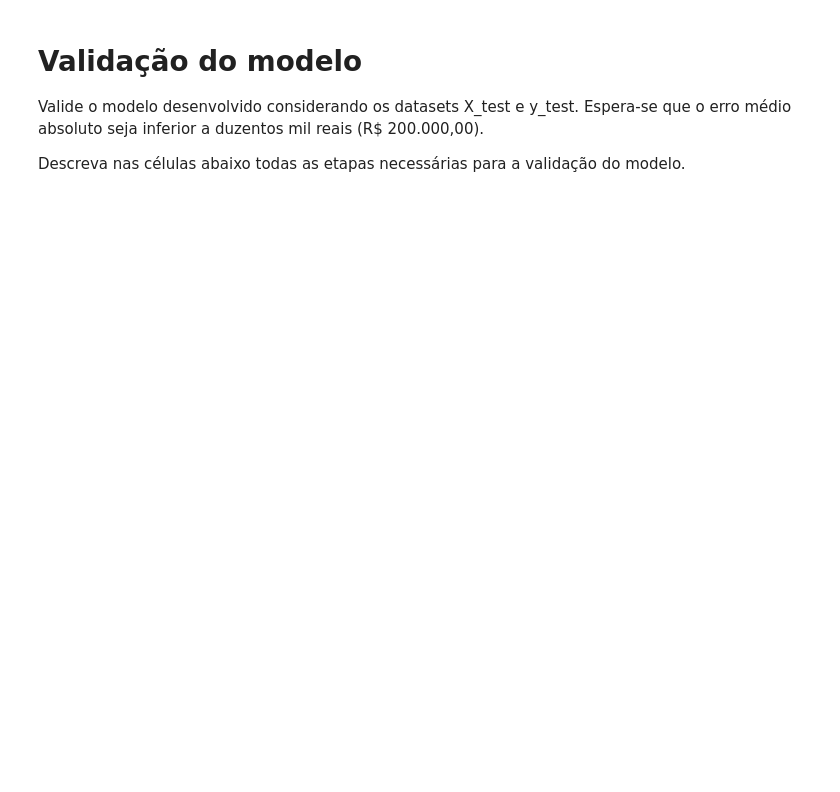
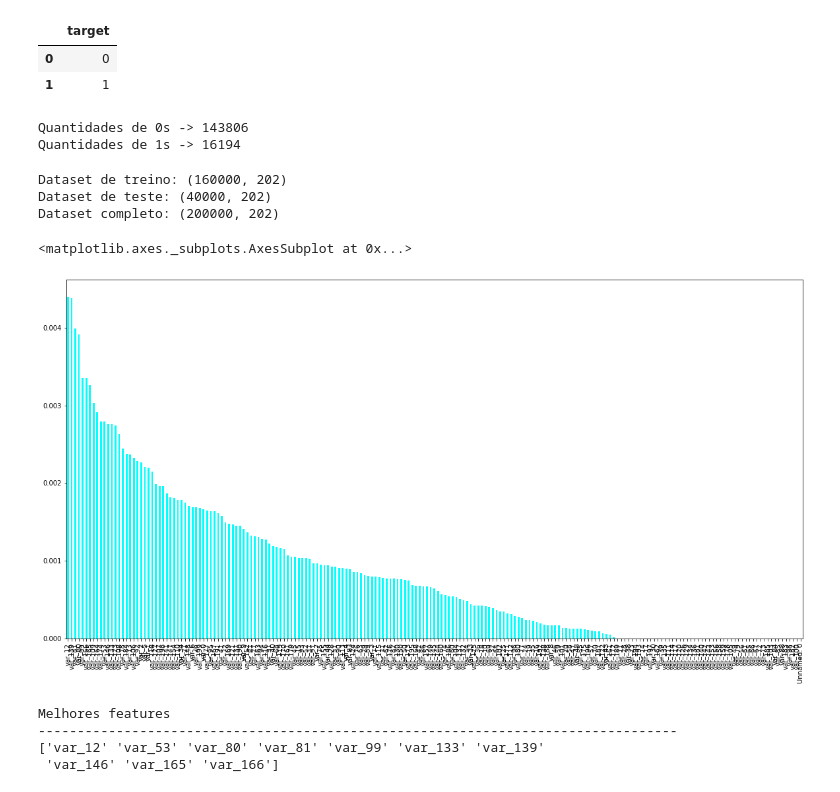
Before and after one commit to hentai-lab/Machine-Learning, a Jupyter notebook: notebooks/Atividades/projeto_02.ipynb, the cells around one changed output. Saved outputs shown, nothing was run; the diff lists cells and outputs as text; code cells hidden in the pictures; blank space fills up the shorter version.

```diff
--- a/notebooks/Atividades/projeto_02.ipynb
+++ b/notebooks/Atividades/projeto_02.ipynb
@@ -144,6 +0,0 @@ from sklearn.linear_model import LinearRegression
-# %% [markdown]
-# Validação do modelo
-
-Valide o modelo desenvolvido considerando os datasets X_test e y_test. Espera-se que o erro médio absoluto seja inferior a duzentos mil reais (R$ 200.000,00).
-
-Descreva nas células abaixo todas as etapas necessárias para a validação do modelo.
@@ -151,0 +77,41 @@ Descreva nas células abaixo todas as etapas necessárias para a validação do
+# %%
+url_X_train = 'https://media.githubusercontent.com/media/fbarth/ml-espm/master/data/transacoes_financeiras_x_treinamento.csv'
+url_y_train = 'https://media.githubusercontent.com/media/fbarth/ml-espm/master/data/transacoes_financeiras_y_treinamento.csv'
+url_X_test = 'https://media.githubusercontent.com/media/fbarth/ml-espm/master/data/transacoes_financeiras_x_teste.csv'
+
+s_X_train = requests.get(url_X_train).content
+s_y_train = requests.get(url_y_train).content
+s_X_test = requests.get(url_X_test).content
+
+X_train = pandas.DataFrame(pandas.read_csv(io.StringIO(s_X_train.decode('utf-8')), sep=","))
+y_train = pandas.DataFrame(pandas.read_csv(io.StringIO(s_y_train.decode('utf-8')), sep=","))
+X_test = pandas.DataFrame(pandas.read_csv(io.StringIO(s_X_test.decode('utf-8')), sep=","))
+# %%
+y_just_train = y_train.drop(['Unnamed: 0'], axis=1)
+pandas.DataFrame([y_just_train[y_just_train.target == 0].values[0][0], y_just_train[y_just_train.target == 1].values[0][0]], columns=['target'])
+# %% [output]
+|  | target |
+| 0 | 0 |
+| 1 | 1 |
+# %%
+qtd0_train, qtd1_train = y_train['target'].value_counts()
+print('Quantidades de 0s -> %s\nQuantidades de 1s -> %s' % (qtd0_train, qtd1_train))
+# %% [output]
+Quantidades de 0s -> 143806
+Quantidades de 1s -> 16194
+# %%
+df_train = create_dataset_train(X_train, y_train)
+df_test = create_dataset_test(X_test)
+df_full = create_full_dataset(df_train, df_test)
+
+print('Dataset de treino: %s\nDataset de teste: %s\nDataset completo: %s' % (df_train.shape, df_test.shape, df_full.shape))
+# %% [output]
+Dataset de treino: (160000, 202)
+Dataset de teste: (40000, 202)
+Dataset completo: (200000, 202)
+# %%
+mi = mutual_information(df_train.drop(['target'], axis=1), df_train['target'])
+mi.plot.bar(figsize=(20, 10), color='cyan')
+# %% [output]
+<matplotlib.axes._subplots.AxesSubplot at 0x...>
+[figure, added]
@@ -151,0 +120,9 @@ Descreva nas células abaixo todas as etapas necessárias para a validação do
+# %%
+k_best = list(df_train.drop(['target'], axis=1).columns[skb_.get_support()])
+print('Melhores features\n----------------------------------------------------------------------------------\n%s'
+      % (df_train.drop(['target'], axis=1).columns[skb_.get_support()].values))
+# %% [output]
+Melhores features
+----------------------------------------------------------------------------------
+['var_12' 'var_53' 'var_80' 'var_81' 'var_99' 'var_133' 'var_139'
+ 'var_146' 'var_165' 'var_166']
```
Also changed, not shown: parts of 35 cells of this notebook, 5 other files.
